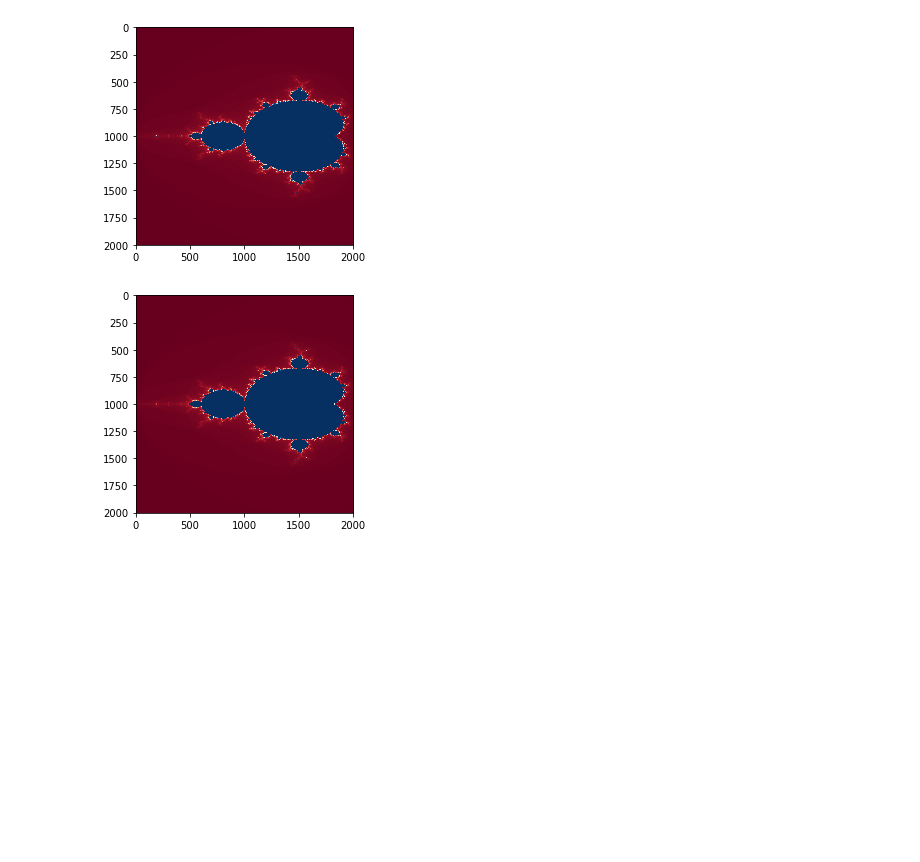
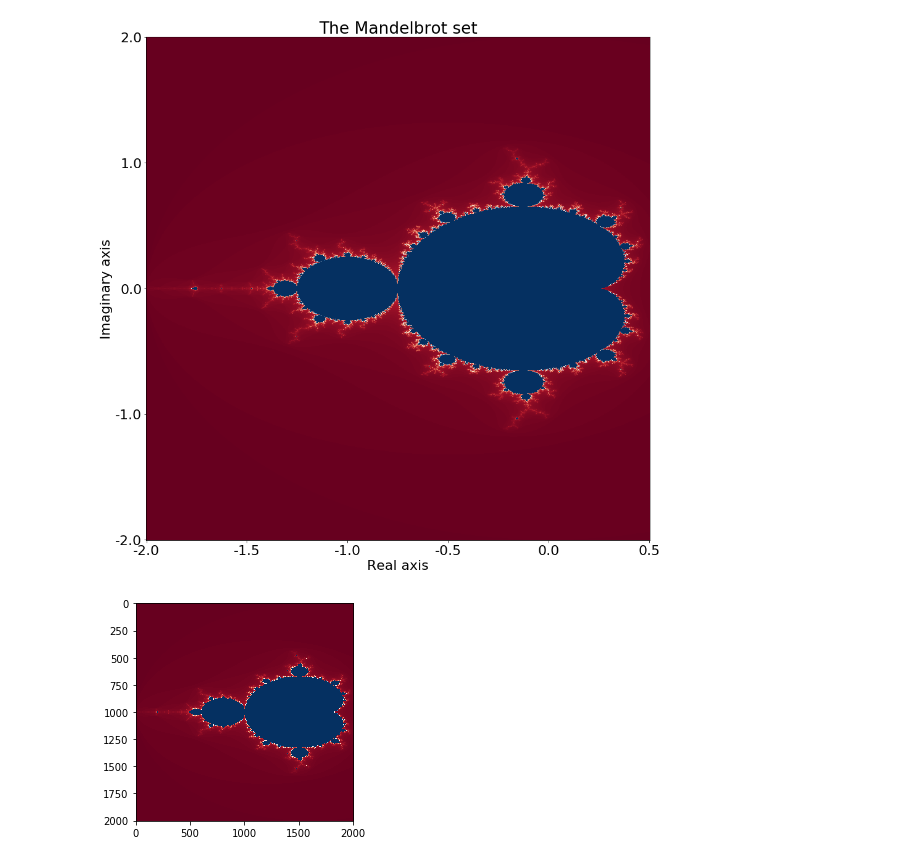
Before and after one commit to PeterVoerman/StochSim, a Jupyter notebook: mandelbrot.ipynb, the cells around one changed output. Drawn from its saved outputs; the diff is of its cells as text; code cells hidden in the pictures; blank space fills up the shorter version.

Commit message:
Added mandelbrot image

```diff
--- a/mandelbrot.ipynb
+++ b/mandelbrot.ipynb
@@ -8,6 +8,9 @@ from scipy import stats
 EXPECTED_AREA = 1.506484
 # %%
 def mandelbrot(xmin, xmax, ymin, ymax, xiter, yiter, limit):
+    """
+    Creates a list of pixel values that can be used to plot the mandelbrot set
+    """
     a_step = 0
 
     pixel_list = np.ndarray((xiter + 2, yiter + 2))
@@ -29,42 +32,30 @@ def mandelbrot(xmin, xmax, ymin, ymax, xiter, yiter, limit):
 
 
     return pixel_list
+
+xmin = -2
+xmax = 0.5
+ymin = -2
+ymax = 2
+xiter = 2000
+yiter = 2000
+limit = 250
+
+pixel_list = mandelbrot(xmin, xmax, ymin, ymax, xiter, yiter, limit)
-# %%
-def plot_maker():
-
-    a_step = -1
-    b_step = -1
-    xmin = -2
-    xmax = 0.5
-    ymin = -2
-    ymax = 2
-    xiter = 2000
-    yiter = 2000
-    limit = 250
-
-    pixel_list = np.zeros((xiter+1, yiter+1))
-
-    for a in np.linspace(xmin, xmax, xiter):
-        a_step += 1
-        b_step = 0
-        for b in np.linspace(ymin, ymax, yiter):
-            b_step += 1
-            z_0 = complex(a, b)
-            z = z_0
-            counter = 0
-
-            while abs(z) < 2 and counter < 250:
-                z = z ** 2 + z_0
-                counter += 1
-
-            pixel_list[b_step][a_step] = counter
-
-    plt.imshow(pixel_list, cmap='RdBu')
-    plt.show()
-
-plot_maker()
-# %% [output]
-[figure, removed]
+# %%
+
+
+plt.rcParams.update({'font.size': 22})
+plt.figure(figsize = (15, 15))
+plt.imshow(pixel_list, cmap='RdBu')
+plt.title("The Mandelbrot set")
+plt.xticks(ticks=range(0, 2001, 400), labels=np.linspace(-2, 0.5, 6))
+plt.yticks(ticks=range(0, 2001, 500), labels=np.linspace(2, -2, 5))
+plt.xlabel("Real axis")
+plt.ylabel("Imaginary axis")
+plt.show()
+# %% [output]
+[figure, added]
 # %%
 xmin = -2
 xmax = 0.5
```
Also changed, not shown: 1 other file.
